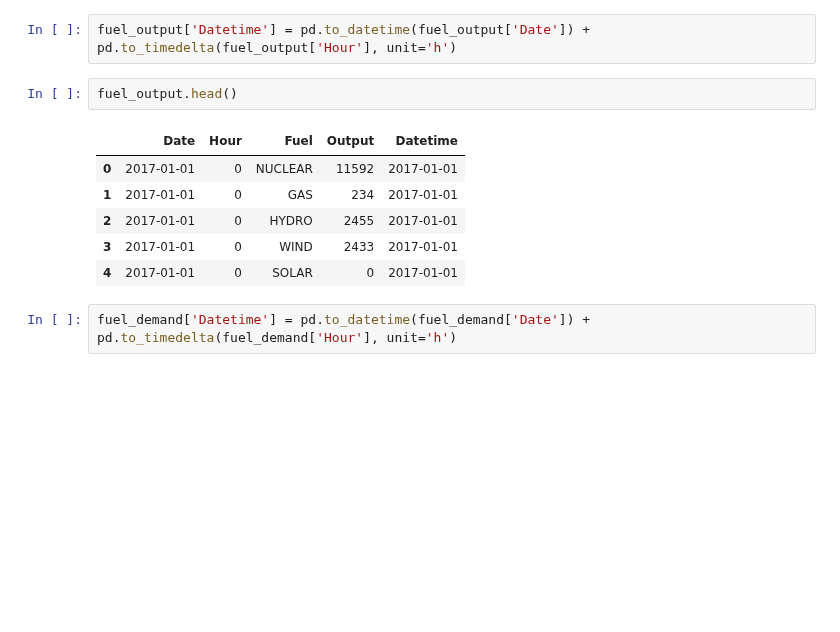
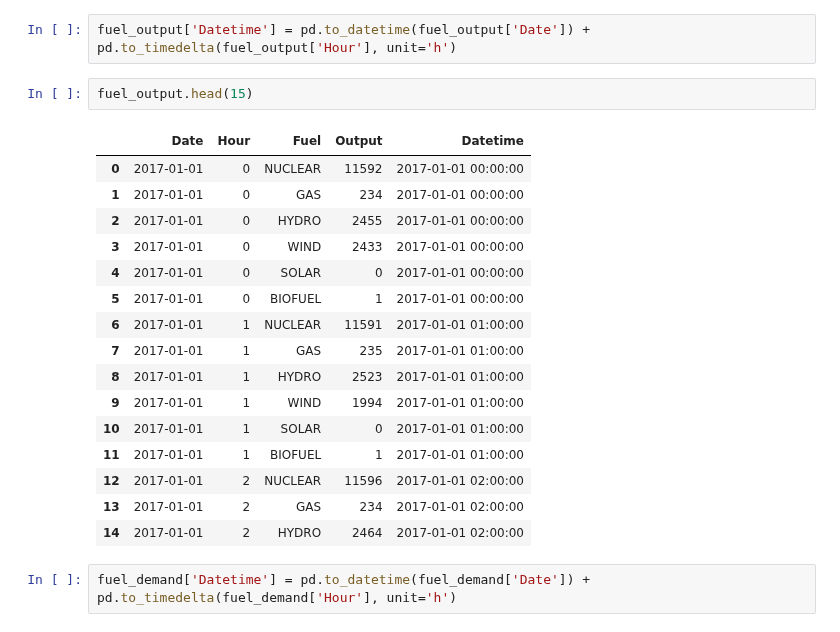
Before and after one commit to lewisjko/FYDP, a Jupyter notebook: FYDP.ipynb, the cells around one changed output. Cells and saved outputs as stored; diff of their text form; blank space fills up the shorter version.

```diff
--- a/FYDP.ipynb
+++ b/FYDP.ipynb
@@ -96,14 +96,24 @@ Create Datetime columns in both dataframes
 # %%
 fuel_output['Datetime'] = pd.to_datetime(fuel_output['Date']) + pd.to_timedelta(fuel_output['Hour'], unit='h')
 # %%
-fuel_output.head()
+fuel_output.head(15)
 # %% [output]
 |  | Date | Hour | Fuel | Output | Datetime |
-| 0 | 2017-01-01 | 0 | NUCLEAR | 11592 | 2017-01-01 |
-| 1 | 2017-01-01 | 0 | GAS | 234 | 2017-01-01 |
-| 2 | 2017-01-01 | 0 | HYDRO | 2455 | 2017-01-01 |
-| 3 | 2017-01-01 | 0 | WIND | 2433 | 2017-01-01 |
-| 4 | 2017-01-01 | 0 | SOLAR | 0 | 2017-01-01 |
+| 0 | 2017-01-01 | 0 | NUCLEAR | 11592 | 2017-01-01 00:00:00 |
+| 1 | 2017-01-01 | 0 | GAS | 234 | 2017-01-01 00:00:00 |
+| 2 | 2017-01-01 | 0 | HYDRO | 2455 | 2017-01-01 00:00:00 |
+| 3 | 2017-01-01 | 0 | WIND | 2433 | 2017-01-01 00:00:00 |
+| 4 | 2017-01-01 | 0 | SOLAR | 0 | 2017-01-01 00:00:00 |
+| 5 | 2017-01-01 | 0 | BIOFUEL | 1 | 2017-01-01 00:00:00 |
+| 6 | 2017-01-01 | 1 | NUCLEAR | 11591 | 2017-01-01 01:00:00 |
+| 7 | 2017-01-01 | 1 | GAS | 235 | 2017-01-01 01:00:00 |
+| 8 | 2017-01-01 | 1 | HYDRO | 2523 | 2017-01-01 01:00:00 |
+| 9 | 2017-01-01 | 1 | WIND | 1994 | 2017-01-01 01:00:00 |
+| 10 | 2017-01-01 | 1 | SOLAR | 0 | 2017-01-01 01:00:00 |
+| 11 | 2017-01-01 | 1 | BIOFUEL | 1 | 2017-01-01 01:00:00 |
+| 12 | 2017-01-01 | 2 | NUCLEAR | 11596 | 2017-01-01 02:00:00 |
+| 13 | 2017-01-01 | 2 | GAS | 234 | 2017-01-01 02:00:00 |
+| 14 | 2017-01-01 | 2 | HYDRO | 2464 | 2017-01-01 02:00:00 |
 # %%
 fuel_demand['Datetime'] = pd.to_datetime(fuel_demand['Date']) + pd.to_timedelta(fuel_demand['Hour'], unit='h')
 # %%
```
Also changed, not shown: parts of 51 cells of this notebook, 1 other file.
